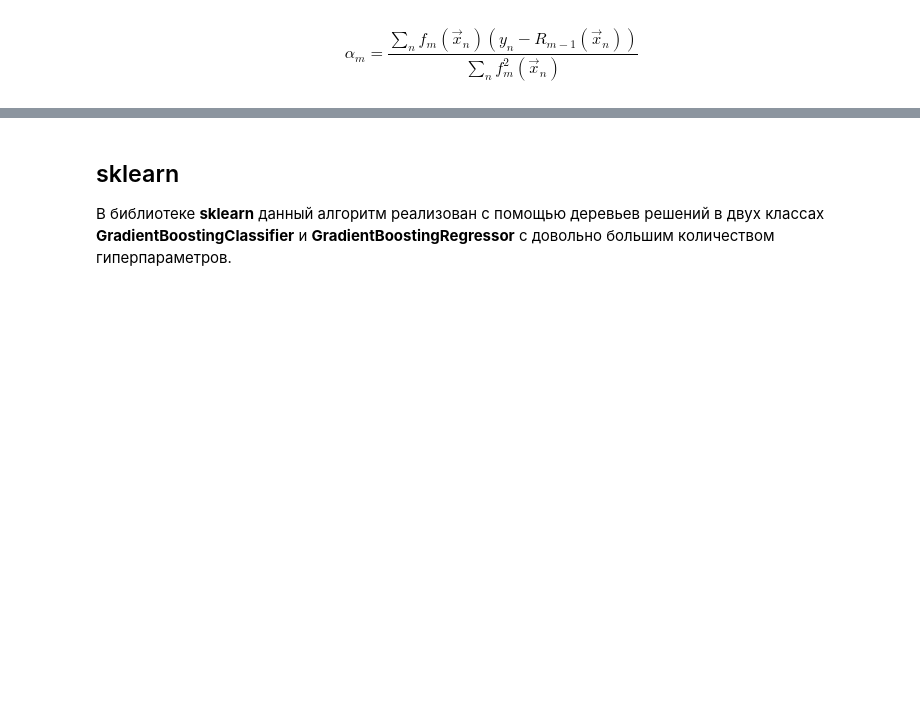
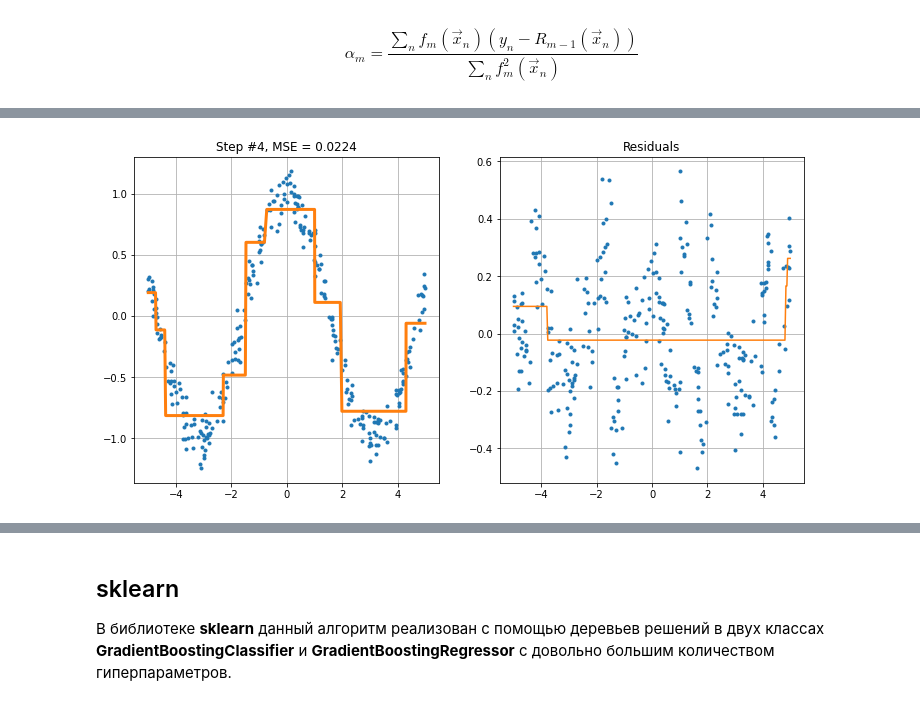
Before and after one commit to spam-izra/ml2021p, a Jupyter notebook: lecture07/Lecture07.ipynb, the cells around one changed output, grey strips where cells are left out. Drawn from its saved outputs; the diff is of its cells as text; code cells hidden in the pictures; blank space fills up the shorter version.

```diff
--- a/lecture07/Lecture07.ipynb
+++ b/lecture07/Lecture07.ipynb
@@ -602,0 +611,4 @@ boost_step(x, y, alpha0, alphas, clfs, True)
+# %%
+boost_step(x, y, alpha0, alphas, clfs, True)
+# %% [output]
+[figure, added]
```
Also changed, not shown: parts of 12 cells of this notebook, 6 other files.
